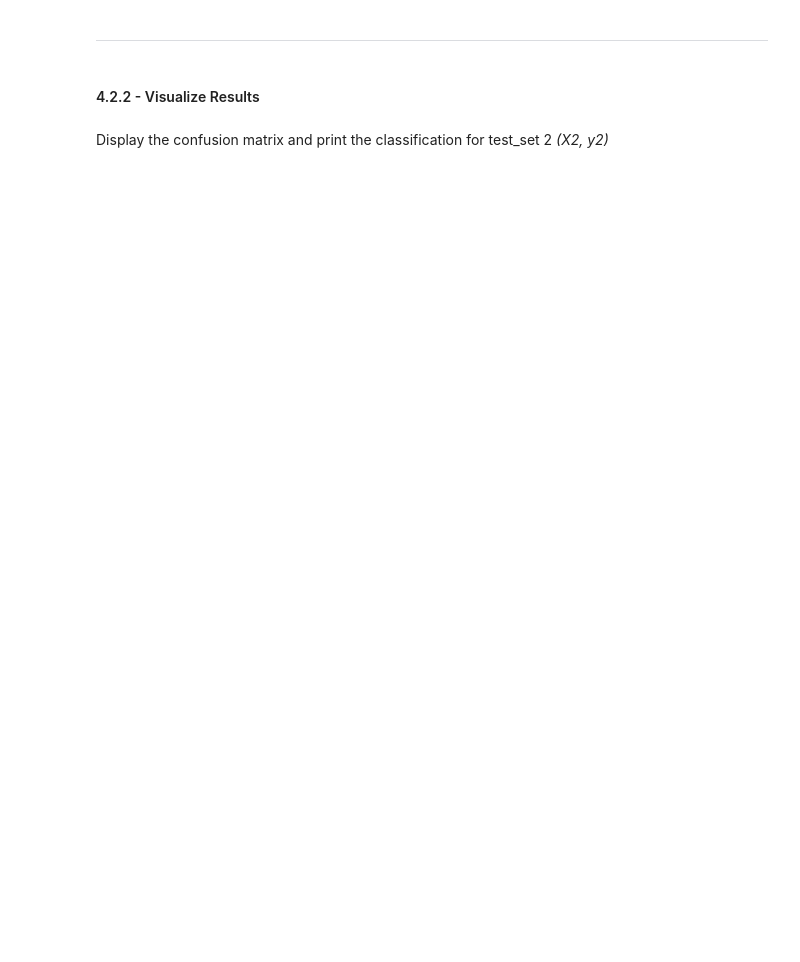
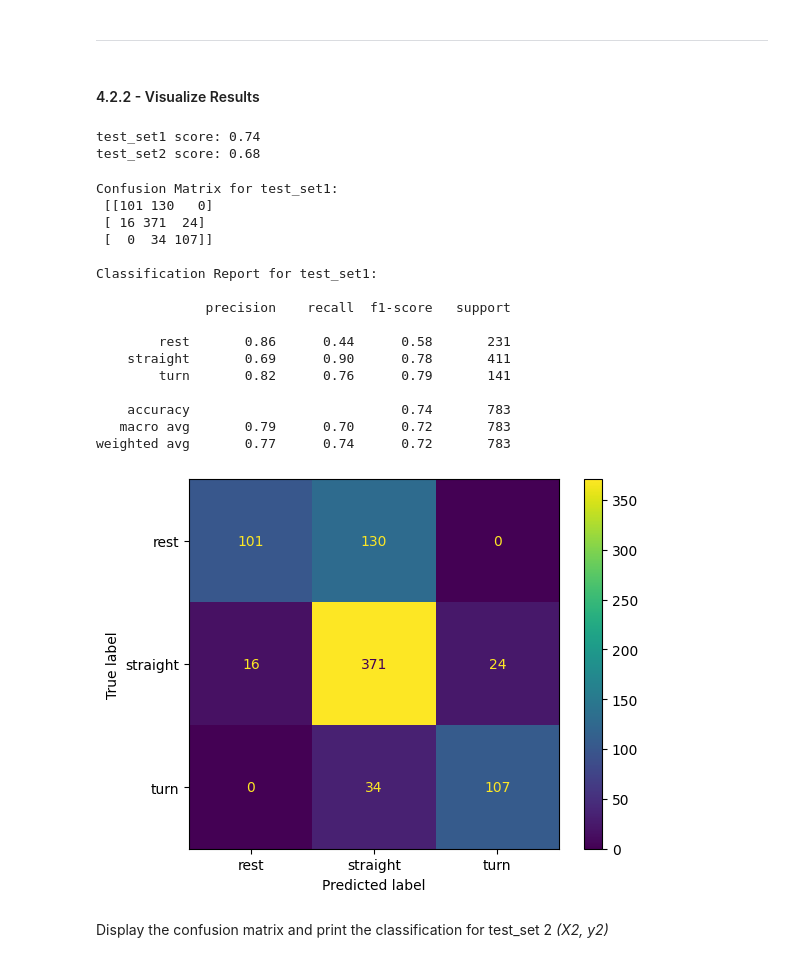
Before and after one commit to Urusha-Bajracharya3950/engg680_2024_fall, a Jupyter notebook: Lab_assignment4/Assignment 4.ipynb, the cells around one changed output. Drawn from its saved outputs; the diff is of its cells as text; code cells hidden in the pictures; blank space fills up the shorter version.

```diff
--- a/Lab_assignment4/Assignment 4.ipynb
+++ b/Lab_assignment4/Assignment 4.ipynb
@@ -1227,7 +1296,7 @@ ___
 #### 4.2.1 - Extract group selected features and targets from test datasets
 # %%
 # TODO - Load the target vector from test_set1 into y1, and all features from test_set1 into X1
-# y1 =
-# X1 =
+y1 = test_set1['motion_state']
+X1 = test_set1.drop(columns=['motion_state'])
 X1.head(2)
 # %% [output]
@@ -1249,10 +1320,42 @@ ___
 #### 4.2.2 - Visualize Results
 # %%
 # TODO - Print test score accuracies for test_set1 and test_set2
-#print("test_set1 score: {:.2f}".format(???))
-#print("test_set2 score: {:.2f}".format(???))
+X1 = X1[X_train.columns]
+X2 = X2[X_train.columns]
+test_set1_score = grid.score(X1, y1)
+test_set2_score =grid.score(X2, y2)
+print("test_set1 score: {:.2f}".format(test_set1_score))
+print("test_set2 score: {:.2f}".format(test_set2_score))
+# %% [output]
+test_set1 score: 0.74
+test_set2 score: 0.68
 # %%
 # TODO - Display confusion matrix and print classification report for (X1, y1)
+# %%
+y1_pred = grid.predict(X1)
+conf_matrix1 = confusion_matrix(y1, y1_pred)
+print("\nConfusion Matrix for test_set1:\n", conf_matrix1)
+ConfusionMatrixDisplay(confusion_matrix=conf_matrix1, display_labels=grid.classes_).plot()
+print("\nClassification Report for test_set1:\n")
+print(classification_report(y1, y1_pred))
+# %% [output]
+Confusion Matrix for test_set1:
+ [[101 130   0]
+ [ 16 371  24]
+ [  0  34 107]]
+
+Classification Report for test_set1:
+
+              precision    recall  f1-score   support
+
+        rest       0.86      0.44      0.58       231
+    straight       0.69      0.90      0.78       411
+        turn       0.82      0.76      0.79       141
+
+    accuracy                           0.74       783
+   macro avg       0.79      0.70      0.72       783
+weighted avg       0.77      0.74      0.72       783
+[figure, added]
 # %% [markdown]
 Display the confusion matrix and print the classification for test_set 2 *(X2, y2)*
 # %%
```
Also changed, not shown: parts of 15 cells of this notebook.
